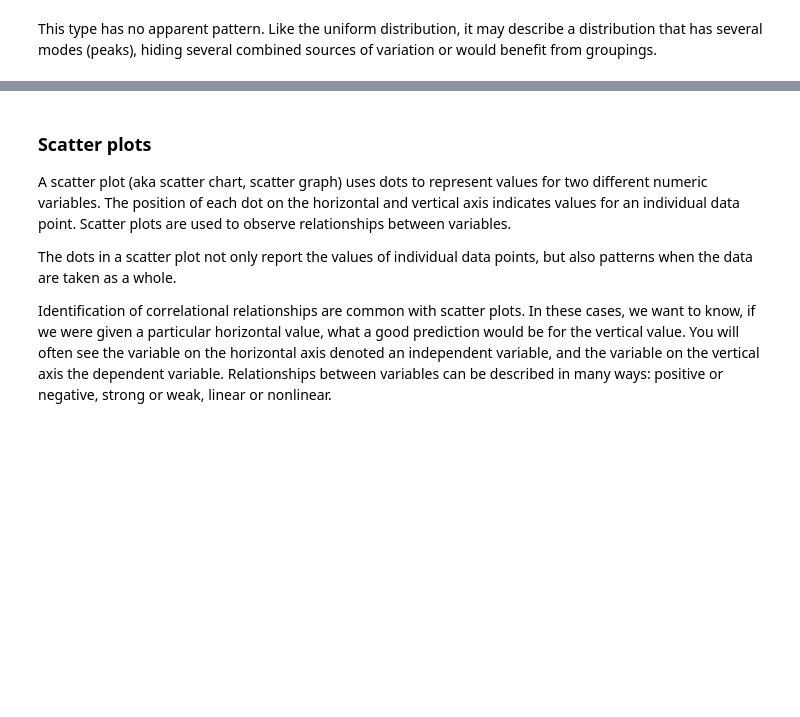
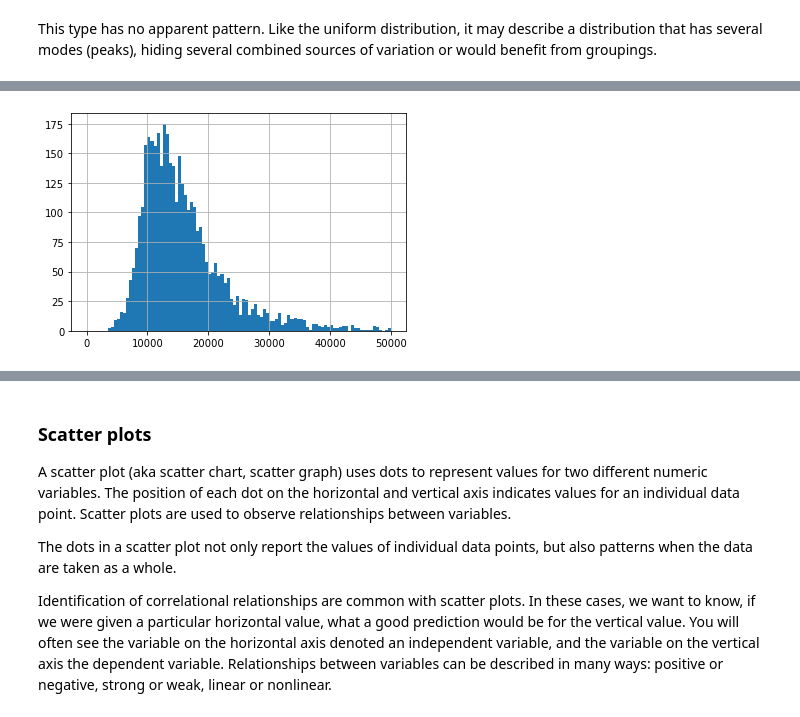
Before and after one commit to student-IH-labs-and-stuff/BCNDATA2022, a Jupyter notebook: ClassMaterials/Week1/Day4EDA/Correlation_Distribution_Multicollinearity-Sian.ipynb, the cells around one changed output, grey strips where cells are left out. Saved outputs shown, nothing was run; the diff lists cells and outputs as text; code cells hidden in the pictures; blank space fills up the shorter version.

```diff
--- a/ClassMaterials/Week1/Day4EDA/Correlation_Distribution_Multicollinearity-Sian.ipynb
+++ b/ClassMaterials/Week1/Day4EDA/Correlation_Distribution_Multicollinearity-Sian.ipynb
@@ -88,0 +164,4 @@ TASK : summarise in bullet points what type of distribution we see for each vari
+# %%
+data['percapita'].hist(range=(1,50000),bins=100);
+# %% [output]
+[figure, added]
```
Also changed, not shown: parts of 17 cells of this notebook.
